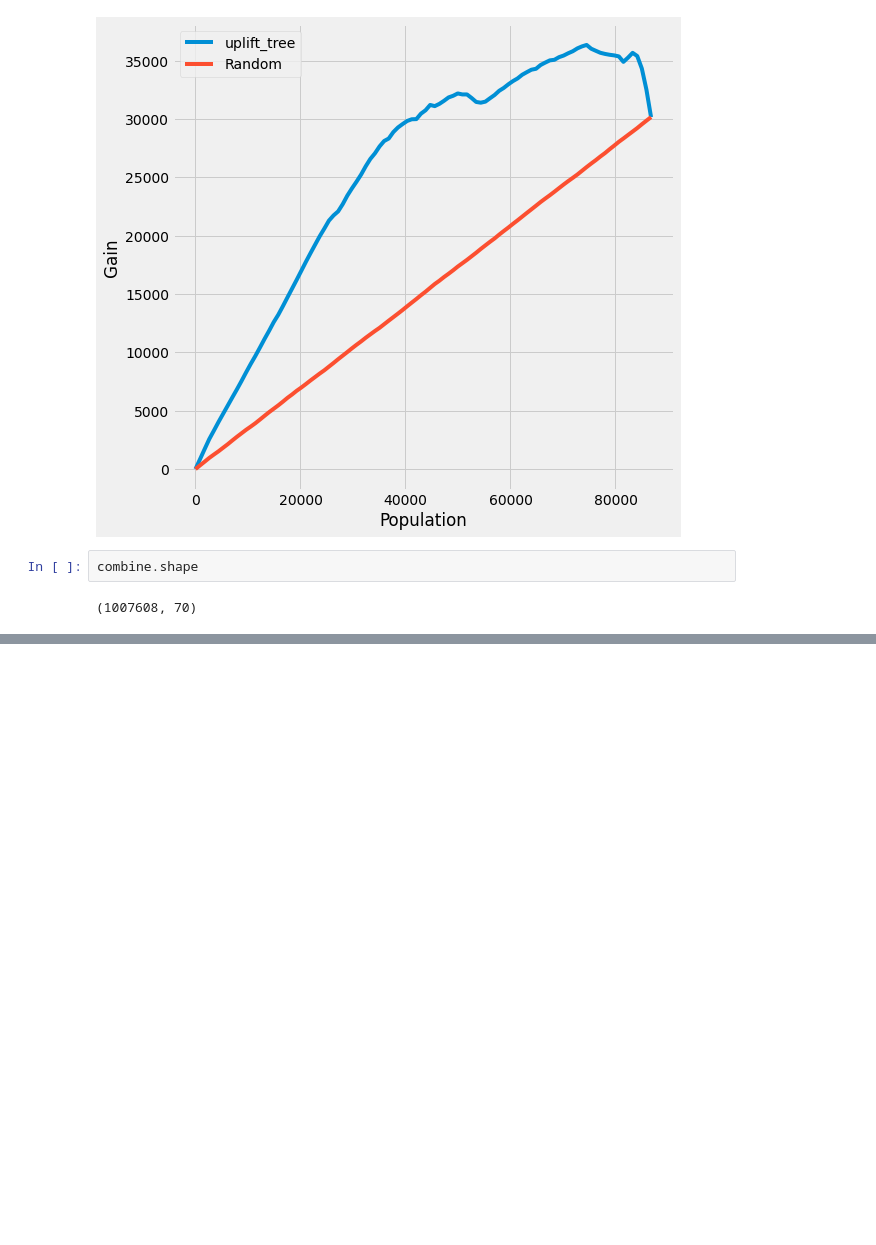
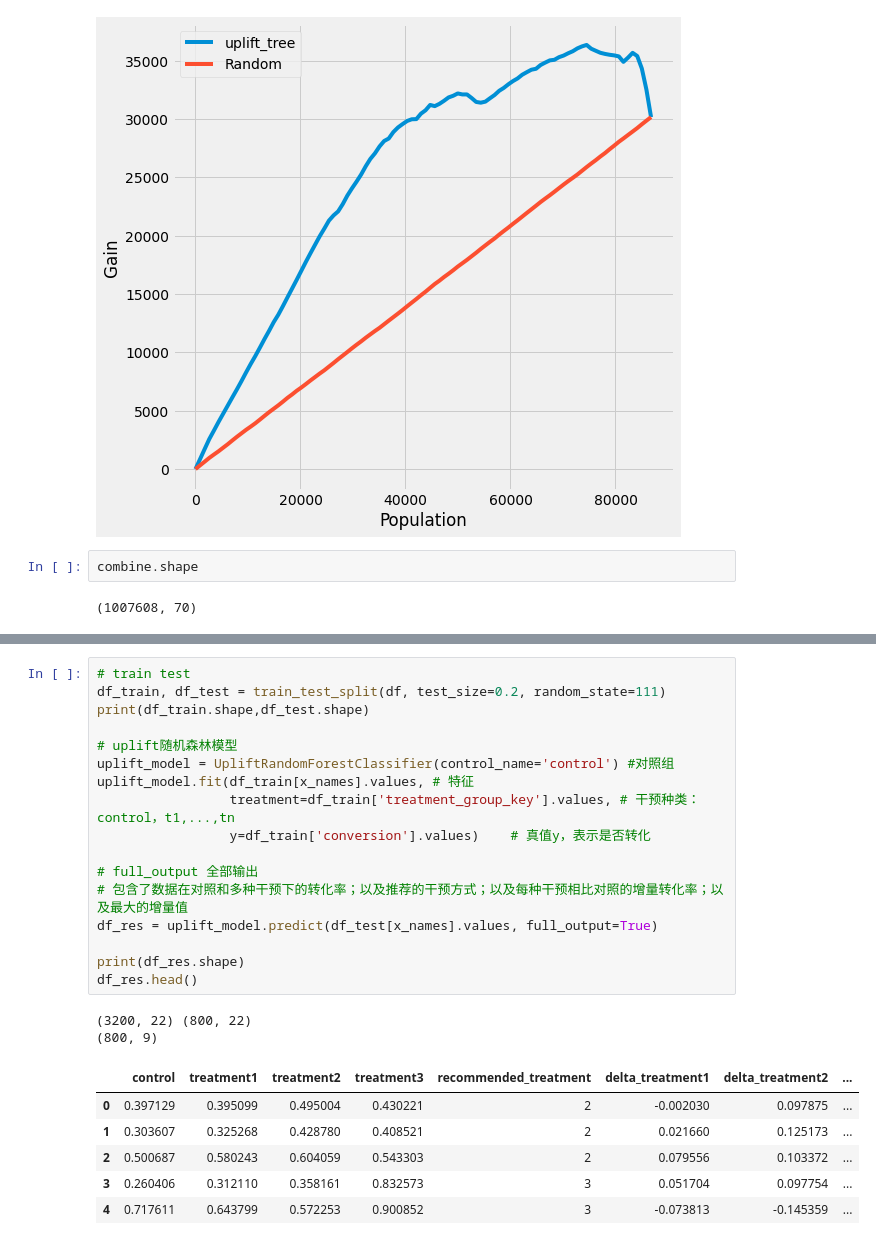
Before and after one commit to Funnyeah/personal, a Jupyter notebook: tools/python_package/CasualML/demo.ipynb, the cells around one changed output, grey strips where cells are left out. Drawn from its saved outputs; the diff is of its cells as text; blank space fills up the shorter version.

```diff
--- a/tools/python_package/CasualML/demo.ipynb
+++ b/tools/python_package/CasualML/demo.ipynb
@@ -181,0 +183,26 @@ combine.shape
+# %%
+# train test
+df_train, df_test = train_test_split(df, test_size=0.2, random_state=111)
+print(df_train.shape,df_test.shape)
+
+# uplift随机森林模型
+uplift_model = UpliftRandomForestClassifier(control_name='control') #对照组
+uplift_model.fit(df_train[x_names].values, # 特征
+                 treatment=df_train['treatment_group_key'].values, # 干预种类：control，t1,...,tn
+                 y=df_train['conversion'].values)    # 真值y，表示是否转化
+
+# full_output 全部输出
+# 包含了数据在对照和多种干预下的转化率；以及推荐的干预方式；以及每种干预相比对照的增量转化率；以及最大的增量值
+df_res = uplift_model.predict(df_test[x_names].values, full_output=True)
+
+print(df_res.shape)
+df_res.head()
+# %% [output]
+(3200, 22) (800, 22)
+(800, 9)
+|  | control | treatment1 | treatment2 | treatment3 | recommended_treatment | delta_treatment1 | delta_treatment2 | ... |
+| 0 | 0.397129 | 0.395099 | 0.495004 | 0.430221 | 2 | -0.002030 | 0.097875 | ... |
+| 1 | 0.303607 | 0.325268 | 0.428780 | 0.408521 | 2 | 0.021660 | 0.125173 | ... |
+| 2 | 0.500687 | 0.580243 | 0.604059 | 0.543303 | 2 | 0.079556 | 0.103372 | ... |
+| 3 | 0.260406 | 0.312110 | 0.358161 | 0.832573 | 3 | 0.051704 | 0.097754 | ... |
+| 4 | 0.717611 | 0.643799 | 0.572253 | 0.900852 | 3 | -0.073813 | -0.145359 | ... |
```
Also changed, not shown: parts of 14 cells of this notebook, 38 other files.
